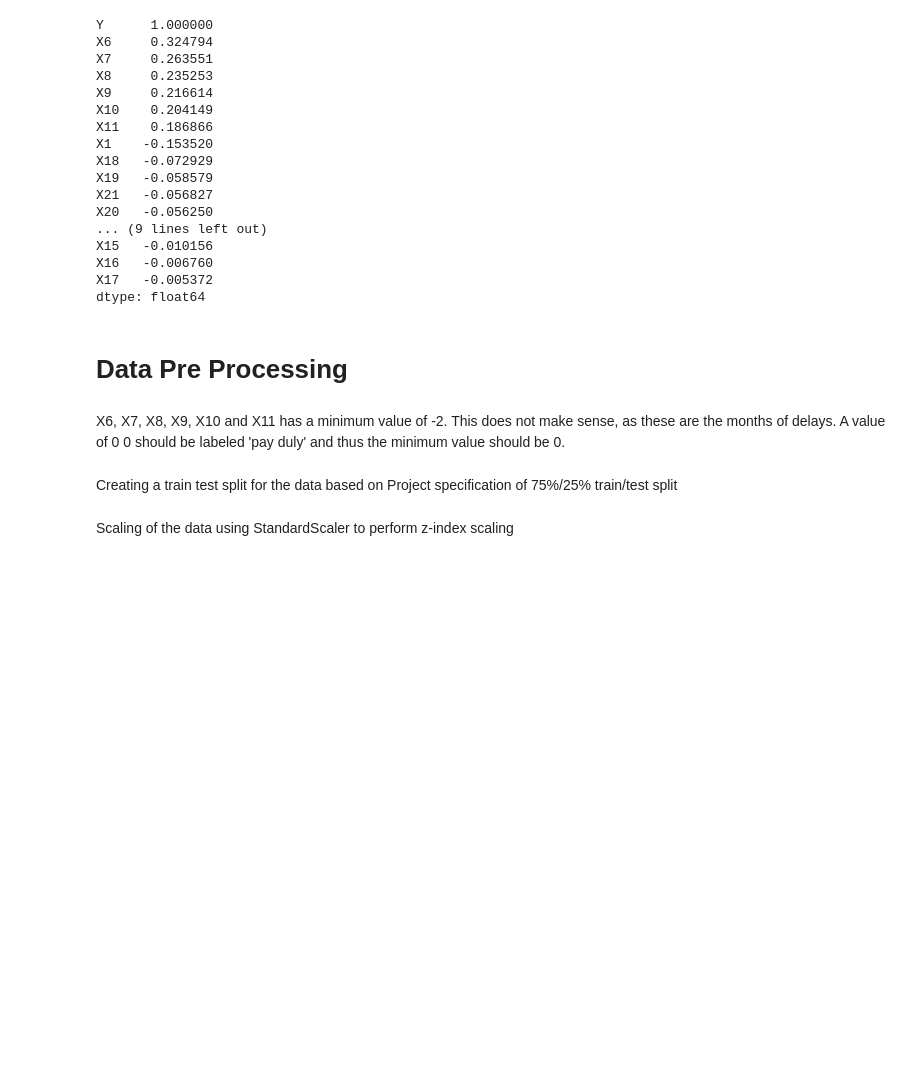
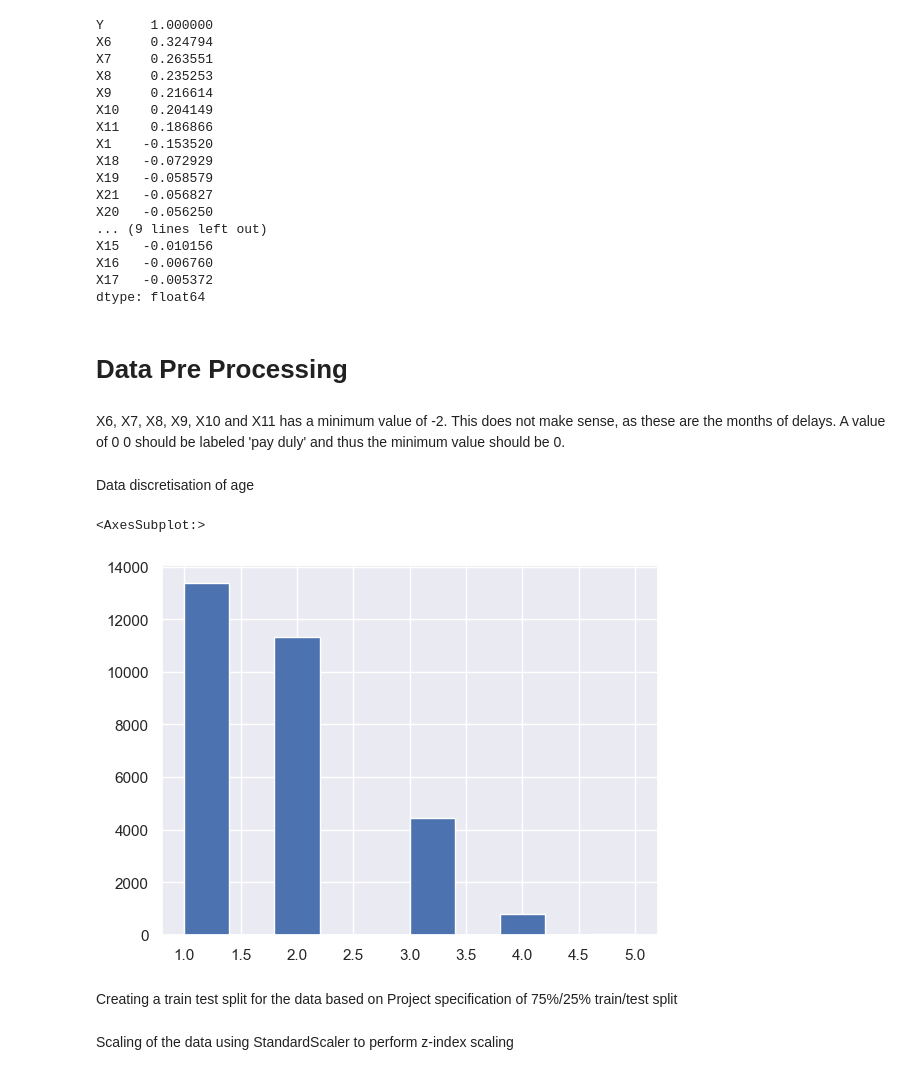
Before and after one commit to Alexius0123/Card-Fraud-Project, a Jupyter notebook: final.ipynb, the cells around one changed output. Drawn from its saved outputs; the diff is of its cells as text; code cells hidden in the pictures; blank space fills up the shorter version.

Commit message:
Added in data discretisation

```diff
--- a/final.ipynb
+++ b/final.ipynb
@@ -234,6 +234,15 @@ data.loc[(data.X8 == -2) | (data.X8 == -1), 'X8'] = 0
 data.loc[(data.X9 == -2) | (data.X9 == -1), 'X9'] = 0
 data.loc[(data.X10 == -2) | (data.X10 == -1), 'X10'] = 0
 data.loc[(data.X11 == -2) | (data.X11 == -1), 'X11'] = 0
+# %% [markdown]
+Data discretisation of age
+# %%
+data['X5'] = pd.cut(data['X5'], 6, labels = [1,2,3,4,5,6])
+data['X5'] = pd.to_numeric(data['X5'])
+data.loc[(df['X5'] == 6) , 'X5'] = 5 #Combine bin 5 and 6 together as they are both individually very small
+# %% [output]
+<AxesSubplot:>
+[figure, added]
 # %% [markdown]
 Creating a train test split for the data based on Project specification of 75%/25% train/test split
 # %%
```
